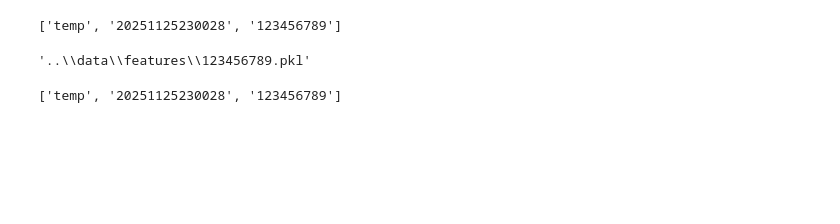
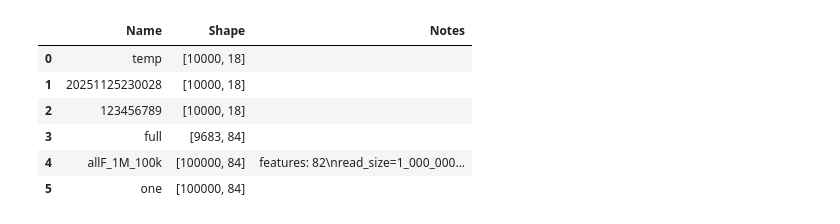
Before and after one commit to NatanSisoev/Chess-ML-Evaluator, a Jupyter notebook: notebooks/storage.ipynb, the cells around one changed output. Drawn from its saved outputs; the diff is of its cells as text; code cells hidden in the pictures; blank space fills up the shorter version.

```diff
--- a/notebooks/storage.ipynb
+++ b/notebooks/storage.ipynb
@@ -1,8 +1,3 @@
 # %%
 from chess_eval import *
-from sklearn.ensemble import GradientBoostingRegressor
+sm = StorageManager()
-# %%
-fds = StorageManager()
-fds.list_datasets()
-# %% [output]
-['temp', '20251125230028', '123456789']
@@ -16,8 +4,10 @@ dm = DataManager(
-# %%
-fds.save_dataset(dm, "123456789")
-# %% [output]
-'..\\data\\features\\123456789.pkl'
 # %%
-fds.list_datasets()
+sm.list_datasets()
 # %% [output]
-['temp', '20251125230028', '123456789']
+|  | Name | Shape | Notes |
+| 0 | temp | [10000, 18] |  |
+| 1 | 20251125230028 | [10000, 18] |  |
+| 2 | 123456789 | [10000, 18] |  |
+| 3 | full | [9683, 84] |  |
+| 4 | allF_1M_100k | [100000, 84] | features: 82\nread_size=1_000_000... |
+| 5 | one | [100000, 84] |  |
```
Also changed, not shown: parts of 8 cells of this notebook, 52 other files.
